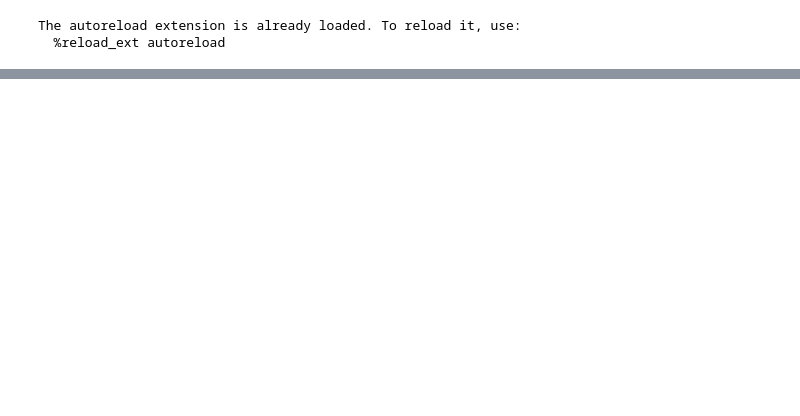
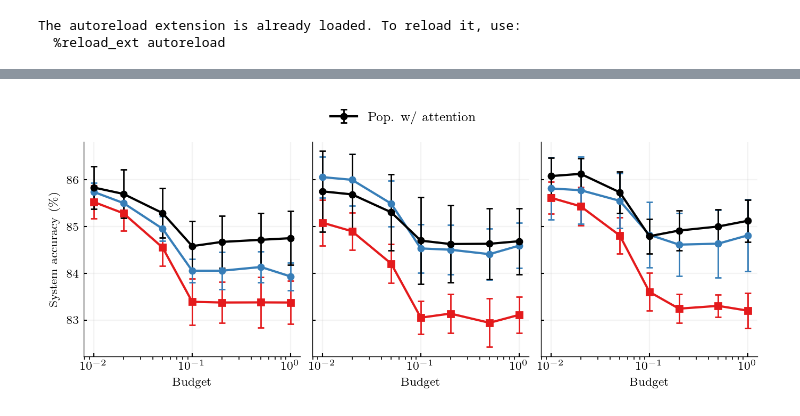
Before and after one commit to dvtailor/meta-l2d, a Jupyter notebook: notebooks_paperplots/plot_paper_ready_supp.ipynb, the cells around one changed output, grey strips where cells are left out. Drawn from its saved outputs; the diff is of its cells as text; code cells hidden in the pictures; blank space fills up the shorter version.

```diff
--- a/notebooks_paperplots/plot_paper_ready_supp.ipynb
+++ b/notebooks_paperplots/plot_paper_ready_supp.ipynb
@@ -136,0 +143,67 @@ leg.get_frame().set_linewidth(0.5)
+# %%
+p_out_show_idx = [0,2,4]
+
+fig,axs = plt.subplots(1,len(p_out_show_idx),figsize=(page_width,2.4), constrained_layout=True)
+metric_show = 'sys_acc'
+
+metric_to_col = {'single':c_red,'pop':c_blue, 'pop_attn_sa':'k', 'single_finetune':c_red}
+metric_to_marker = {'single':'s-','pop':'o-', 'pop_attn_sa':'o-', 'single_finetune':'s-.'}
+errbar_args={'capsize':2, 'markersize':4, 'elinewidth':1, 'capthick':1, 'lw':1.5} # 'fmt':'o-'
+
+fs_ax_lbl=8
+fs_ax_ticks = 8
+fs_ax_title = 10
+fs_ax_leg = 9
+
+yvals_all = []
+for idx_pout, ax in zip(p_out_show_idx,axs):
+    for l2d_type in l2d_type_lst:
+        res_all = np.vstack([results[l2d_type][budget][metric_show][idx_pout,:] for budget in budget_lst])
+        metric_mean = np.mean(res_all, axis=1)
+        metric_std = np.std(res_all, axis=1)
+        if l2d_type == 'single_finetune':
+            eb1 = ax.errorbar(np.array(budget_lst), metric_mean, yerr=metric_std, label=l2d_type_to_text[l2d_type], \
+                    c=metric_to_col[l2d_type], fmt=metric_to_marker[l2d_type], alpha=0.5, **errbar_args)
+            eb1[-1][0].set_linestyle('--')
+        else:
+            ax.errorbar(np.array(budget_lst), metric_mean, yerr=metric_std, label=l2d_type_to_text[l2d_type], \
+                    c=metric_to_col[l2d_type], fmt=metric_to_marker[l2d_type], **errbar_args)
+        yvals_all += [metric_mean-metric_std, metric_mean+metric_std]
+    ax.set_xscale('log')
+    ax.grid(True, alpha=0.15)
+    ax.spines['right'].set_visible(False)
+    ax.spines['top'].set_visible(False)
+    ax.tick_params(direction='in', labelsize=fs_ax_ticks,length=2., width=0.75)
+    [x.set_linewidth(.5) for x in ax.spines.values()]
+    ax.set_xlabel('Budget', fontsize=fs_ax_lbl)
+
+axs[0].set_ylabel(metrics_to_text[metric_show], fontsize=fs_ax_lbl)
+axs[1].tick_params(labelleft=False)
+axs[2].tick_params(labelleft=False)
+
+# consistent y-range across subplots
+yvals_all = np.array(yvals_all)
+buffer=0.2
+for ax in axs:
+    ax.set_ylim(yvals_all.min()-buffer, yvals_all.max()+buffer)
+
+# # show overlap probability title
+# for ax in axs:
+#     ax.set_title(f'$p={p_out_lst[idx_pout]}$', fontsize=fs_ax_title)
+
+# # non-cifar20 legend
+# handles, labels = axs[1].get_legend_handles_labels()
+# order = [1,0,2]
+# leg = fig.legend([handles[idx] for idx in order],[labels[idx] for idx in order], \
+#                  fontsize=fs_ax_leg,frameon=False,ncol=3,loc='upper center',bbox_to_anchor=(0.5, 1.15))
+# leg.get_frame().set_linewidth(0.5)
+
+# cifar20 legend
+handles, labels = axs[1].get_legend_handles_labels()
+leg = fig.legend([handles[-1]],[labels[-1]], \
+                 fontsize=fs_ax_leg,frameon=False,loc='upper center',bbox_to_anchor=(0.5, 1.15))
+leg.get_frame().set_linewidth(0.5)
+
+# fig.savefig(f'exp_{ds_name}_supp_budget.pdf', dpi=600, facecolor='white', bbox_inches='tight', pad_inches=0.01)
+# %% [output]
+[figure, added]
```
Also changed, not shown: parts of 3 cells of this notebook, 2 other files.
